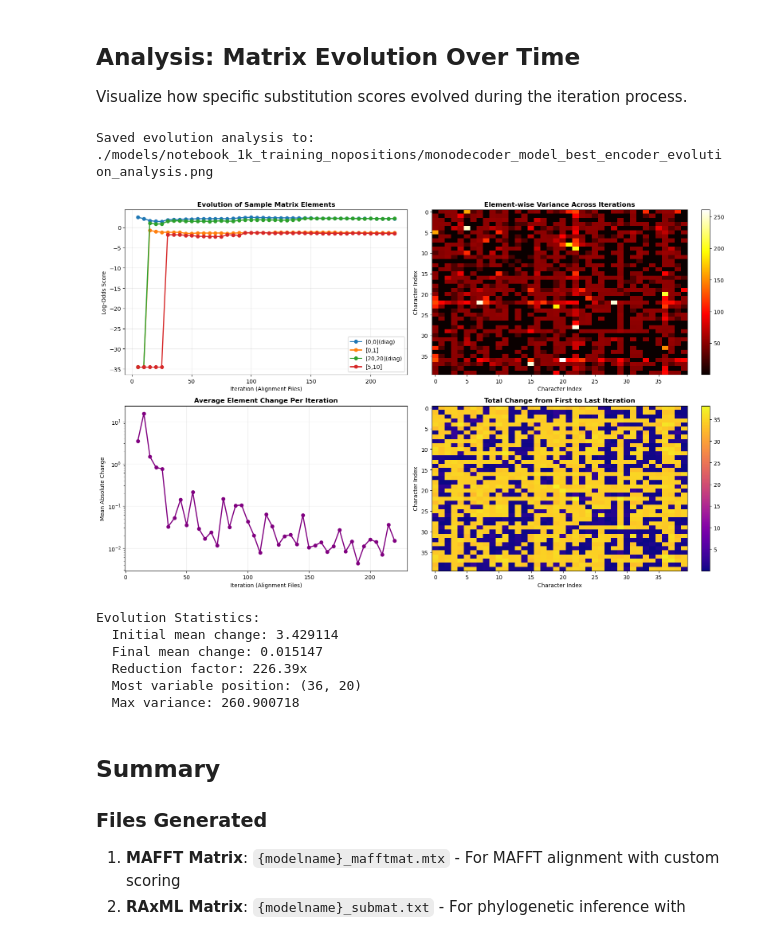
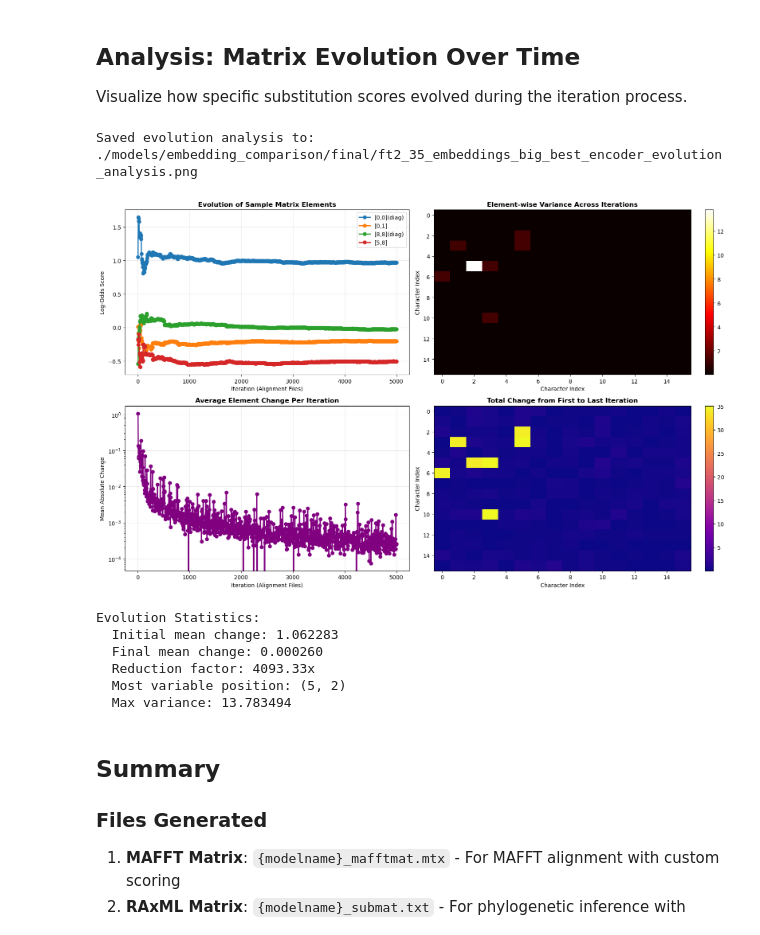
Before and after one commit to DessimozLab/foldtree2, a Jupyter notebook: foldtree2/notebooks/experiments/test_makesubmat_manual.ipynb, the cells around one changed output. Drawn from its saved outputs; the diff is of its cells as text; code cells hidden in the pictures.

```diff
--- a/foldtree2/notebooks/experiments/test_makesubmat_manual.ipynb
+++ b/foldtree2/notebooks/experiments/test_makesubmat_manual.ipynb
@@ -43,7 +43,7 @@ print("Imports complete!")
 Imports complete!
 # %%
 # Configuration Parameters
-modelname = 'embedding_comparison/final/ft2_30_embeddings_big_best_decoder_state.pth/monodecoder_model_best_encoder'  # Model name without .pt extension
+modelname = 'embedding_comparison/final/ft2_35_embeddings_big_best_encoder'  # Model name without .pt extension
 modeldir = './models/'
 datadir = '/mnt/data2/datasets/'
 dataset_path = './foldtree2/structalnfinal.h5'
@@ -79,7 +79,7 @@ model_path = os.path.join(modeldir, modelname + '.pt')
 print(f"Loading model from: {model_path}")
 
 encoder = torch.load(model_path, map_location=torch.device('cpu'), weights_only=False)
-device = torch.device("cuda:1" if torch.cuda.is_available() else "cpu")
+device = torch.device("cuda:0" if torch.cuda.is_available() else "cpu")
 encoder = encoder.to(device)
 encoder.device = device
 encoder.eval()
@@ -337,7 +337,7 @@ print( encoder.out_channels )
 # %%
 # Load or encode structures
 encoded_fasta_path = os.path.join(output_dir, modelname + '_aln_encoded.fasta')
-overwrite_encoding = True  # Set to True to re-encode structures
+overwrite_encoding = False  # Set to True to re-encode structures
 if overwrite_encoding:
 	print("Overwriting existing encoded FASTA...")
 if os.path.exists(encoded_fasta_path) and not overwrite_encoding:
@@ -428,11 +398,15 @@ monitor = MatrixConvergenceMonitor(matrix_size)
 
 # Track processed sequences to avoid double-counting
 all_processed_seqs = set()
+alnlimit = 5000  # Set a limit on the number of alignment files to process (for testing)
 
 print(f"Processing {len(alnfiles)} alignment files...")
 print(f"Visualization updates every {update_interval} files\n")
 
 for file_idx, aln_file in enumerate(tqdm.tqdm(alnfiles, desc="Processing alignments")):
+	if file_idx >= alnlimit:
+		print(f"Reached alignment file limit of {alnlimit}. Stopping processing.")
+		break
 	# Read alignment file
 	try:
 		aln_df = pd.read_table(aln_file)
@@ -786,7 +761,7 @@ sample_positions = [
 	(0, 0),  # Diagonal element
 	(0, 1),  # Adjacent off-diagonal
 	(matrix_size//2, matrix_size//2),  # Middle diagonal
-	(5, 10)  # Random off-diagonal
+	(5, 8)  # Random off-diagonal
 ]
 
 iterations = monitor.history['iteration']
@@ -824,41 +799,41 @@ if len(mean_abs_changes) > 0:
 	axes[1, 0].plot(iterations[1:], mean_abs_changes, 'purple', linewidth=2, marker='o')
 	axes[1, 0].set_xlabel('Iteration (Alignment Files)')
 	axes[1, 0].set_ylabel('Mean Absolute Change')
 	axes[1, 0].set_title('Average Element Change Per Iteration', fontweight='bold')
 	axes[1, 0].set_yscale('log')
 	axes[1, 0].grid(True, alpha=0.3)
 
 # Plot 4: Cumulative changes heatmap
 if len(monitor.history['snapshots']) > 1:
 	cumulative_change = np.abs(monitor.history['snapshots'][-1] - monitor.history['snapshots'][0])
 	im = axes[1, 1].imshow(cumulative_change, cmap='plasma', aspect='auto', interpolation='nearest')
 	axes[1, 1].set_title('Total Change from First to Last Iteration', fontweight='bold')
 	axes[1, 1].set_xlabel('Character Index')
 	axes[1, 1].set_ylabel('Character Index')
 	plt.colorbar(im, ax=axes[1, 1], fraction=0.046)
 
 plt.tight_layout()
 plt.savefig(os.path.join(output_dir, f'{modelname}_evolution_analysis.png'), dpi=150, bbox_inches='tight')
 print(f"Saved evolution analysis to: {os.path.join(output_dir, f'{modelname}_evolution_analysis.png')}")
 plt.show()
 
 # Print statistics
 if len(mean_abs_changes) > 0:
 	print(f"\nEvolution Statistics:")
 	print(f"  Initial mean change: {mean_abs_changes[0]:.6f}")
 	print(f"  Final mean change: {mean_abs_changes[-1]:.6f}")
 	print(f"  Reduction factor: {mean_abs_changes[0]/mean_abs_changes[-1]:.2f}x")
 	print(f"  Most variable position: {np.unravel_index(element_variance.argmax(), element_variance.shape)}")
 	print(f"  Max variance: {np.max(element_variance):.6f}")
 # %% [output]
-Saved evolution analysis to: ./models/notebook_1k_training_nopositions/monodecoder_model_best_encoder_evolution_analysis.png
+Saved evolution analysis to: ./models/embedding_comparison/final/ft2_35_embeddings_big_best_encoder_evolution_analysis.png
-[figure, old version]
+[figure, new version]
 Evolution Statistics:
-  Initial mean change: 3.429114
-  Final mean change: 0.015147
-  Reduction factor: 226.39x
-  Most variable position: (36, 20)
-  Max variance: 260.900718
+  Initial mean change: 1.062283
+  Final mean change: 0.000260
+  Reduction factor: 4093.33x
+  Most variable position: (5, 2)
+  Max variance: 13.783494
 # %% [markdown]
 ## Summary
 
```
Also changed, not shown: parts of 10 cells of this notebook, 53 other files.
